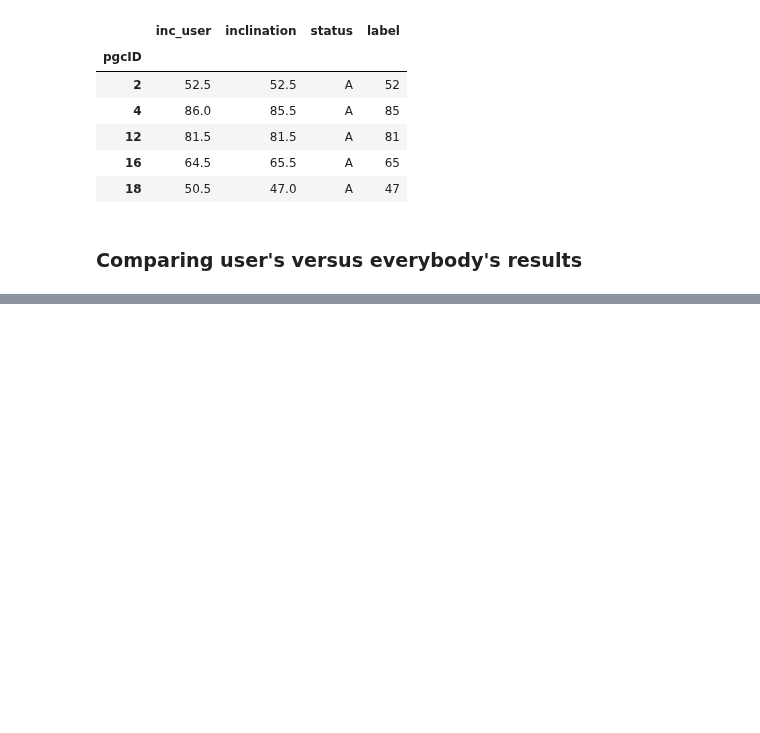
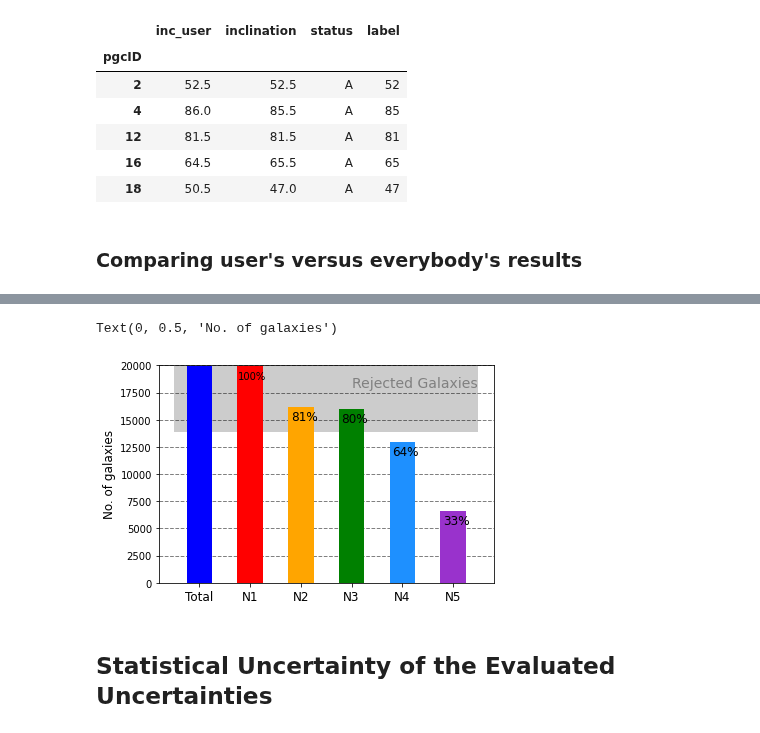
Before and after one commit to ekourkchi/incNET-data, a Jupyter notebook: incNET_dataPrep/incNET_dataClean.ipynb, the cells around one changed output, grey strips where cells are left out. Drawn from its saved outputs; the diff is of its cells as text; code cells hidden in the pictures; blank space fills up the shorter version.

```diff
--- a/incNET_dataPrep/incNET_dataClean.ipynb
+++ b/incNET_dataPrep/incNET_dataClean.ipynb
@@ -384,0 +601,45 @@ plot_user_versus_all(df_user_all, email)
+# %%
+Na = len(allGals)
+N1 = len(allGals[allGals.N_measure>=1])
+N2 = len(allGals[allGals.N_measure>=2])
+N3 = len(allGals[allGals.N_measure>=3])
+N4 = len(allGals[allGals.N_measure>=4])
+N5 = len(allGals[allGals.N_measure>=5])
+
+N0 = len(df[((df.label=='F')|(df.label=='J'))])
+# %%
+fig, ax = plt.subplots()
+
+ax.set_axisbelow(True)
+ax.yaxis.grid(color='gray', linestyle='--', linewidth=1)
+
+ax.add_patch(patches.Rectangle((0.5,Na-N0), 6, N0, color='black', alpha=0.2, linewidth=0))
+
+
+rects1 = ax.bar([1], [Na], 0.5, color='blue')
+rects2 = ax.bar([2], [N1], 0.5, color='red')
+rects2 = ax.bar([3], [N2], 0.5, color='orange')
+rects2 = ax.bar([4], [N3], 0.5, color='green')
+rects2 = ax.bar([5], [N4], 0.5, color='dodgerblue')
+rects2 = ax.bar([6], [N5], 0.5, color='darkorchid')
+
+ax.annotate("%d"% (100.*N1/Na)+"%",(1.75,N1-1200), fontsize=10)
+ax.annotate("%d"% (100.*N2/Na)+"%",(2.80,N2-1200), fontsize=12)
+ax.annotate("%d"% (100.*N3/Na)+"%",(3.80,N3-1200), fontsize=12)
+ax.annotate("%d"% (100.*N4/Na)+"%",(4.80,N4-1200), fontsize=12)
+ax.annotate("%d"% (100.*N5/Na)+"%",(5.80,N5-1200), fontsize=12)
+
+ax.annotate("Rejected Galaxies",(4, 18000), fontsize=14, color='gray')
+
+ax.tick_params(bottom='off')
+#py.setp(ax.get_xticklabels(), visible=False)
+ax.set_xticks(range(1,7))
+ax.set_xticklabels(['Total','N1','N2','N3', 'N4', 'N5'], fontsize=12)
+
+ax.set_ylim([0, 20000])
+ax.set_ylabel("No. of galaxies", fontsize=12)
+# %% [output]
+Text(0, 0.5, 'No. of galaxies')
+[figure, added]
+# %% [markdown]
+## Statistical Uncertainty of the Evaluated Uncertainties
```
Also changed, not shown: parts of 35 cells of this notebook.
